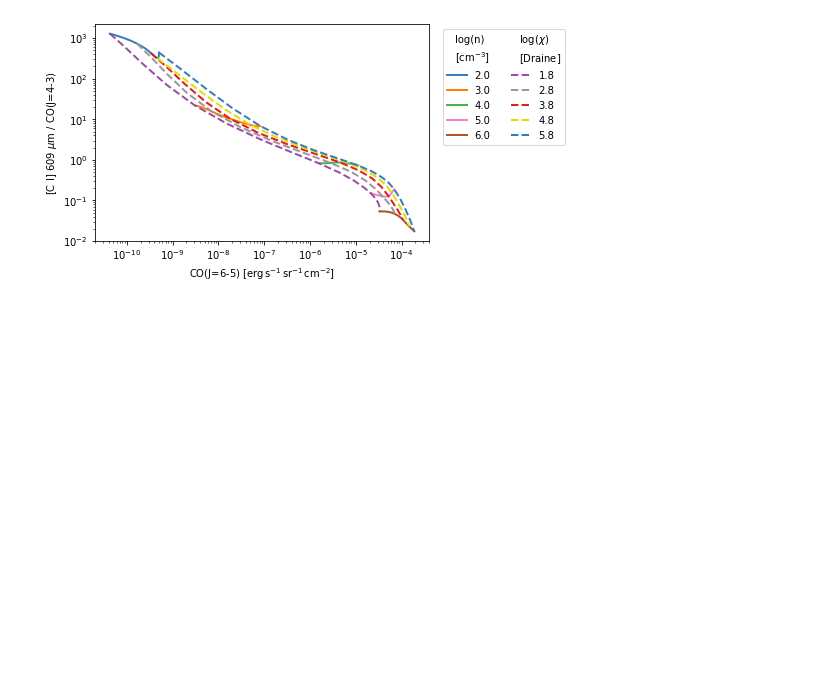
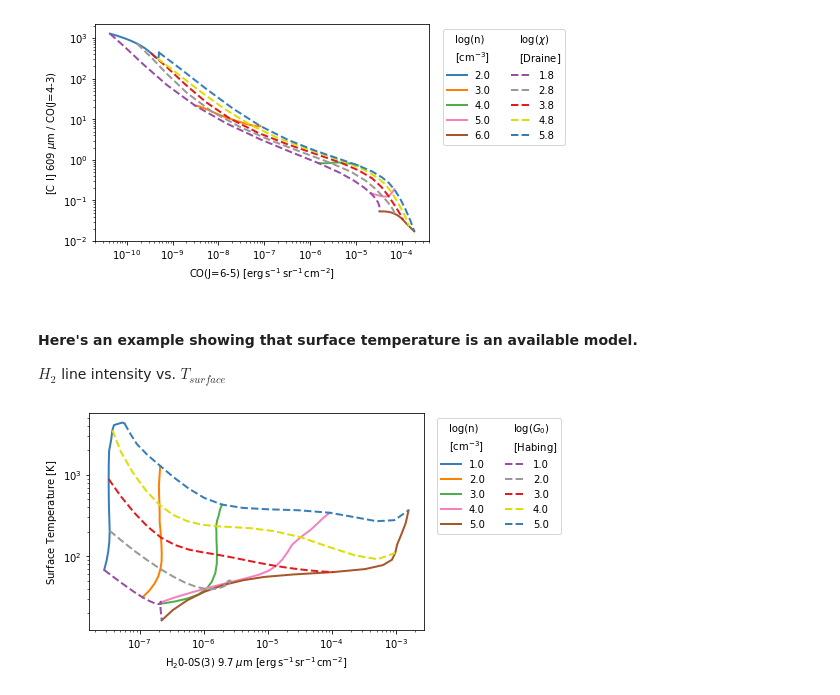
Before and after one commit to mpound/pdrtpy-nb, a Jupyter notebook: notebooks/PDRT_Example_Model_Plotting.ipynb, the cells around one changed output. Cells and saved outputs as stored; diff of their text form; code cells hidden in the pictures; blank space fills up the shorter version.

```diff
--- a/notebooks/PDRT_Example_Model_Plotting.ipynb
+++ b/notebooks/PDRT_Example_Model_Plotting.ipynb
@@ -168,3 +164,10 @@ mp.phasespace(identifiers3,reciprocal=[False,False],dens_clip=[100,1E6]*u.Unit("
 mp.savefig("CI_CO.png",bbox_inches='tight',transparent=False,facecolor='white')
 # %% [output]
 [figure]
+# %% [markdown]
+#### Here's an example showing that surface temperature is an available model.
+$H_2$ line intensity vs. $T_{surface}$
+# %%
+mp.phasespace(["H200S3","TS"])
+# %% [output]
+[figure, added]
```
Also changed, not shown: parts of 5 cells of this notebook, 5 other files.
